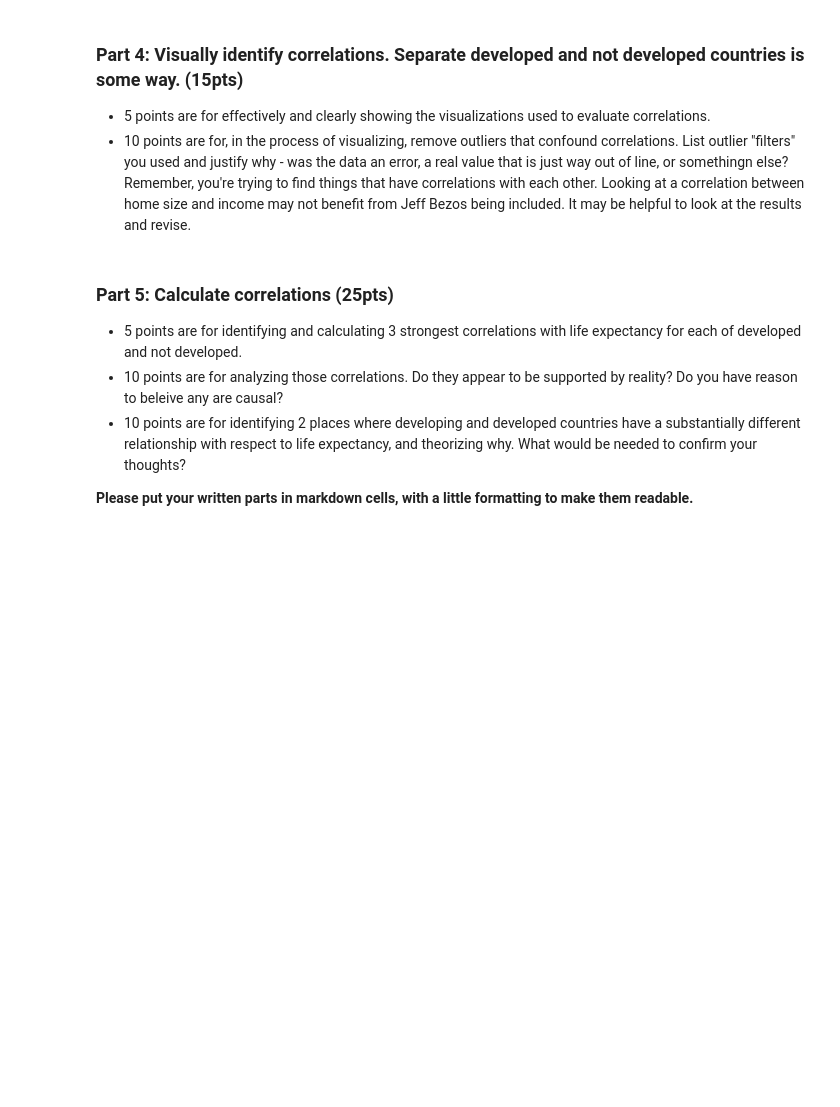
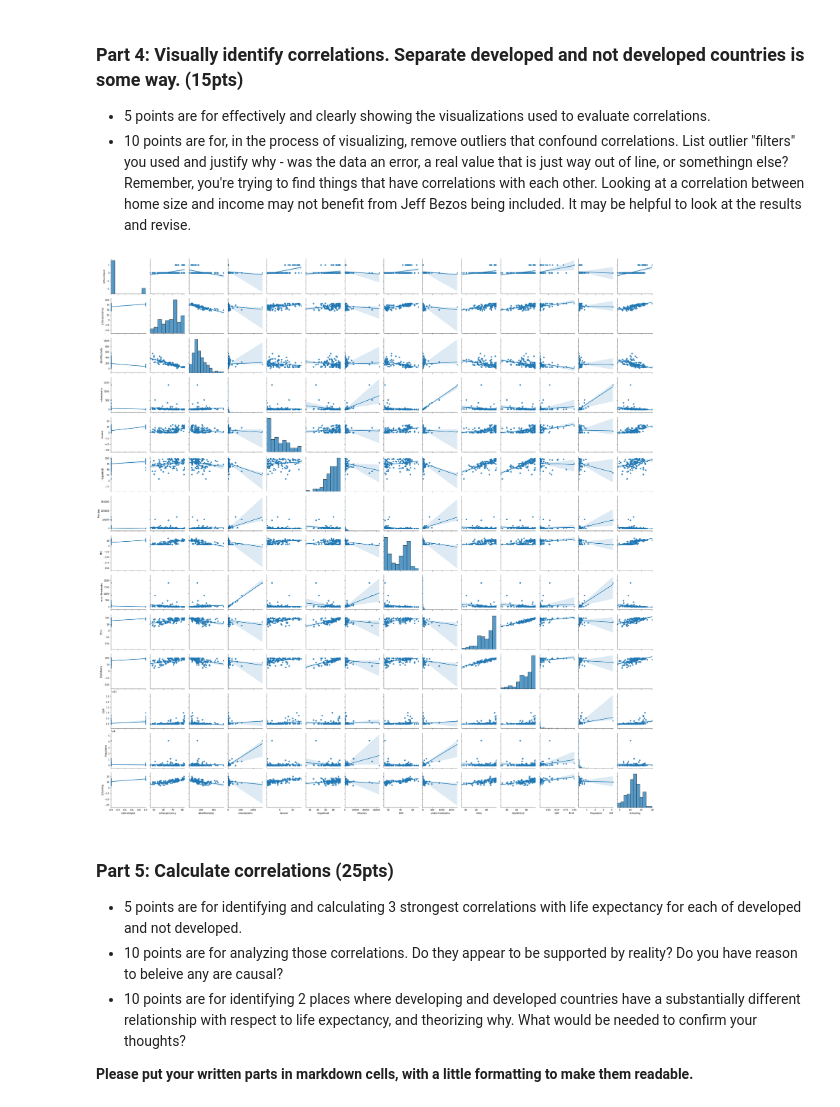
Before and after one commit to okohnkay/BSIP_Assignment_2_Students, a Jupyter notebook: Nneka Okoh stats_asn_2_start.ipynb, the cells around one changed output. Cells and saved outputs as stored; diff of their text form; code cells hidden in the pictures; blank space fills up the shorter version.

```diff
--- a/Nneka Okoh stats_asn_2_start.ipynb
+++ b/Nneka Okoh stats_asn_2_start.ipynb
@@ -277,6 +277,11 @@ plt.axvline(dfLE2["GDP"].median(), color="Green", label="Median")
 <li>5 points are for effectively and clearly showing the visualizations used to evaluate correlations.
 <li>10 points are for, in the process of visualizing, remove outliers that confound correlations. List outlier "filters" you used and justify why - was the data an error, a real value that is just way out of line, or somethingn else? Remember, you're trying to find things that have correlations with each other. Looking at a correlation between home size and income may not benefit from Jeff Bezos being included. It may be helpful to look at the results and revise.
 </ul>
+# %%
+sns.pairplot(dfLE2, dropna=True, kind="reg")
+plt.show()
+# %% [output]
+[figure, added]
 # %% [markdown]
 ### Part 5: Calculate correlations (25pts)
 
```
